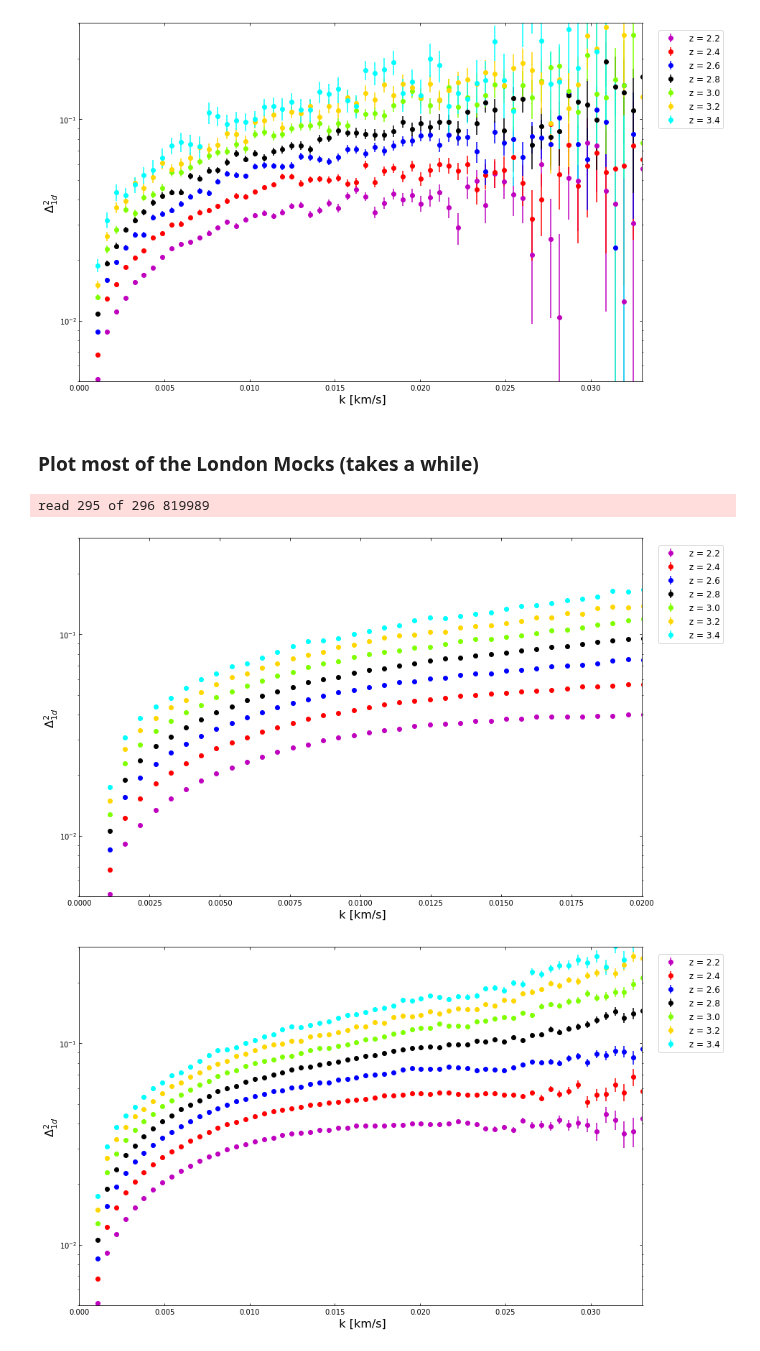
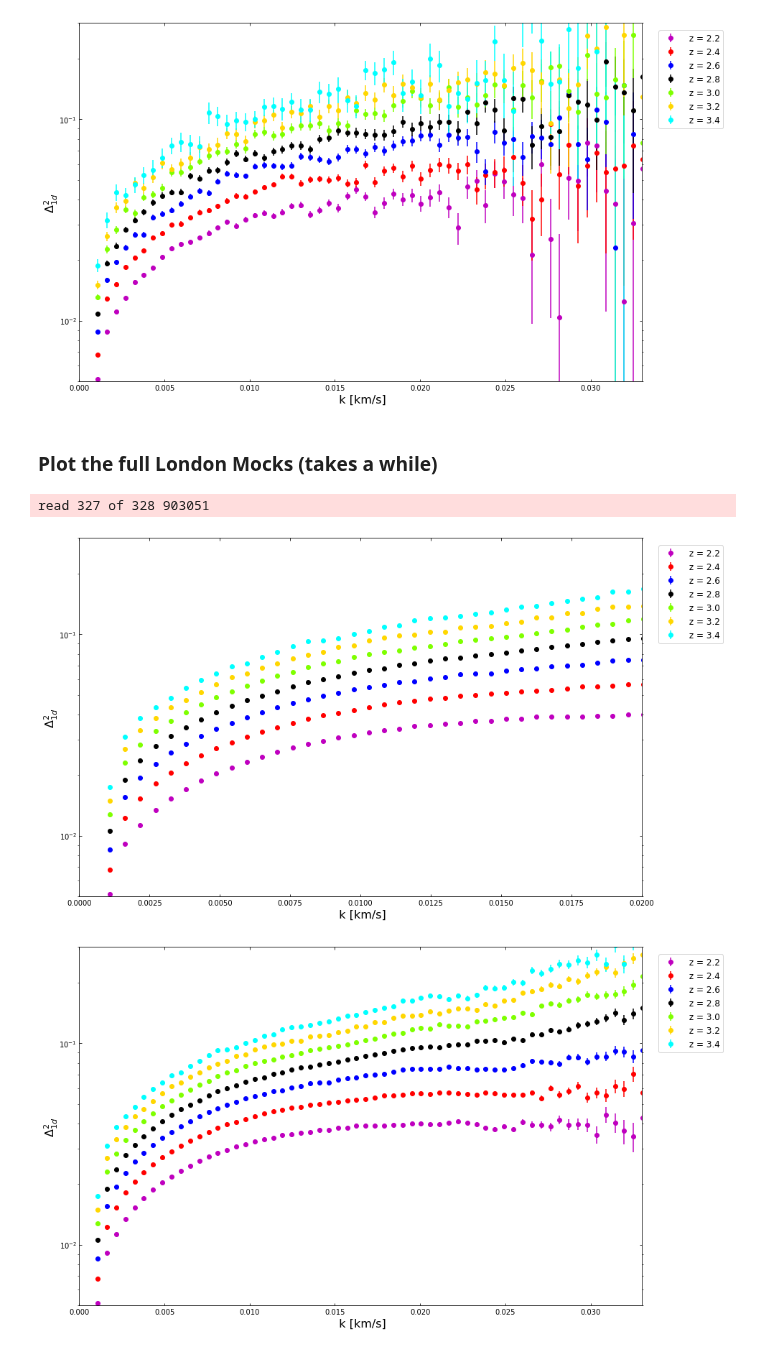
Before and after one commit to igmhub/desi_QA, a Jupyter notebook: Mocks/QA_1dPk.ipynb, the cells around one changed output. Saved outputs shown, nothing was run; the diff lists cells and outputs as text; code cells hidden in the pictures.

Commit message:
changed last plot to full sample

```diff
--- a/Mocks/QA_1dPk.ipynb
+++ b/Mocks/QA_1dPk.ipynb
@@ -46,9 +49,9 @@ decrange=2         #range in dec for subset
 Definition of variables needed to define the mocks
 # %%
 #mock_base = '/project/projectdirs/desi/mocks/lya_forest/saclay/v3.1/'                                               #for some older Saclay mocks without redshift evolution
-#mock_base = '/project/projectdirs/desi/mocks/lya_forest/london/v4.0.9/'                                             #for the london mocks
-mock_base = '/global/projecta/projectdirs/desi/mocks/lya_forest/develop/debug/1024-1024-1536/mock_0/output/'         #for the very latest Saclay mocks
-quick_ver = 'quick-0.1'
+mock_base = '/project/projectdirs/desi/mocks/lya_forest/london/v4.0.8/'                                             #for the london mocks
+#mock_base = '/global/projecta/projectdirs/desi/mocks/lya_forest/develop/debug/1024-1024-1536/mock_0/output/'         #for the very latest Saclay mocks
+quick_ver = 'quick-2.0'
 # %% [markdown]
 ## File/Directory names
 # %% [markdown]
@@ -312,10 +309,10 @@ read 9 of 10 11952
 [figure]
 [figure]
 # %% [markdown]
-### Plot most of the London Mocks (takes a while)
+### Plot the full London Mocks (takes a while)
-# %%
-plot_data(basedir/'Pk_fits')
-# %% [output]
-read 295 of 296 819989
-[figure, removed]
-[figure, removed]
+# %%
+plot_data(basedir/'Pk_fitslondon_v4.0.8_quick-2.0_zcat_desi_drq')
+# %% [output]
+read 327 of 328 903051
+[figure, added]
+[figure, added]
```
Also changed, not shown: parts of 9 cells of this notebook.
